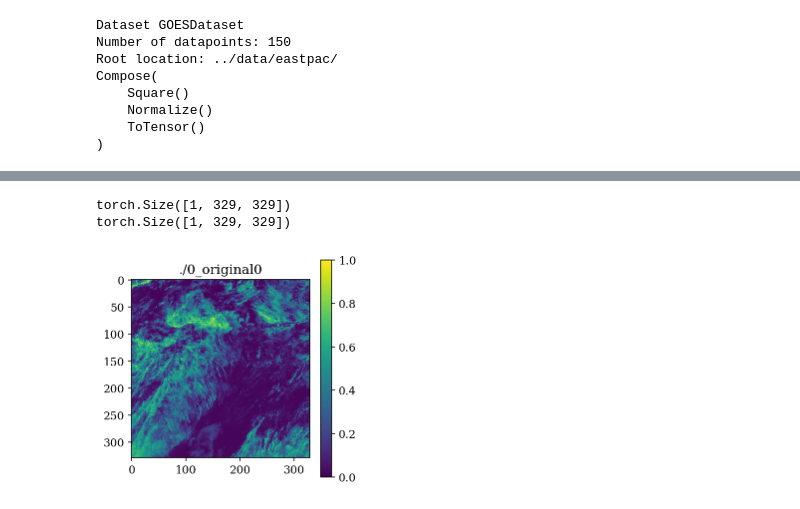
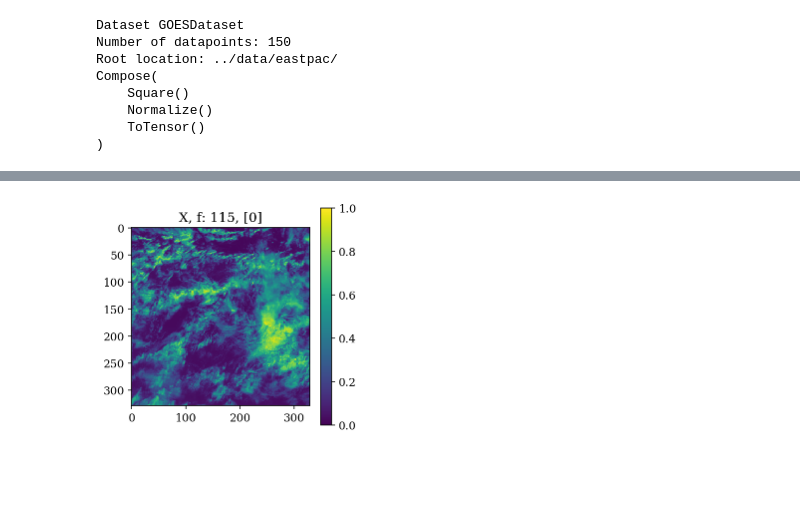
Before and after one commit to stockeh/goes-clustering-study, a Jupyter notebook: kmeans-autoencoder/notebooks/data-analysis.ipynb, the cells around one changed output, grey strips where cells are left out. Cells and saved outputs as stored; diff of their text form; code cells hidden in the pictures; blank space fills up the shorter version.

```diff
--- a/kmeans-autoencoder/notebooks/data-analysis.ipynb
+++ b/kmeans-autoencoder/notebooks/data-analysis.ipynb
@@ -120,7 +121,7 @@ Compose(
     ToTensor()
 )
 # %%
-train_loader = torch.utils.data.DataLoader(eastpac, batch_size=3, collate_fn=my_collate)
+train_loader = torch.utils.data.DataLoader(eastpac, batch_size=3)
 # %%
 def save_1(X, filename, title):
     fig = plt.figure(figsize=(4, 4))
@@ -163,21 +136,8 @@ array([[[0.10128784, 0.07065785, 0.07135399, ..., 0.23111728,
-# %%
-i = 0
-ch = 0
-o_filename = f'./{str(i)}_original'
-
-X = train_loader.dataset[i][ch:ch+1,...]
-print(X.shape)
-print(X.shape)
-dims = X.shape
-save_1(X, o_filename, o_filename + str(ch))
-
-# m_filename = f'./{str(i)}_modified'
-# X = X.reshape(1, np.product(X.shape[0:]))
-# print(X.shape)
-# Y = self.forward(X).detach().numpy().reshape(dims)
-# print(Y.shape)
-# save_1(Y, m_filename, m_filename + str(ch))
-# %% [output]
-torch.Size([1, 329, 329])
-torch.Size([1, 329, 329])
-[figure, removed]
+# %%
+n = 115
+ch = 0
+o_filename = f'../media/{str(n)}_original'
+X = train_loader.dataset[n][ch:ch+1,...]
+save_1(X, o_filename, f'X, f: {n}, [{ch}]')
+# %% [output]
+[figure, added]
```
Also changed, not shown: parts of 9 cells of this notebook, 10 other files.
